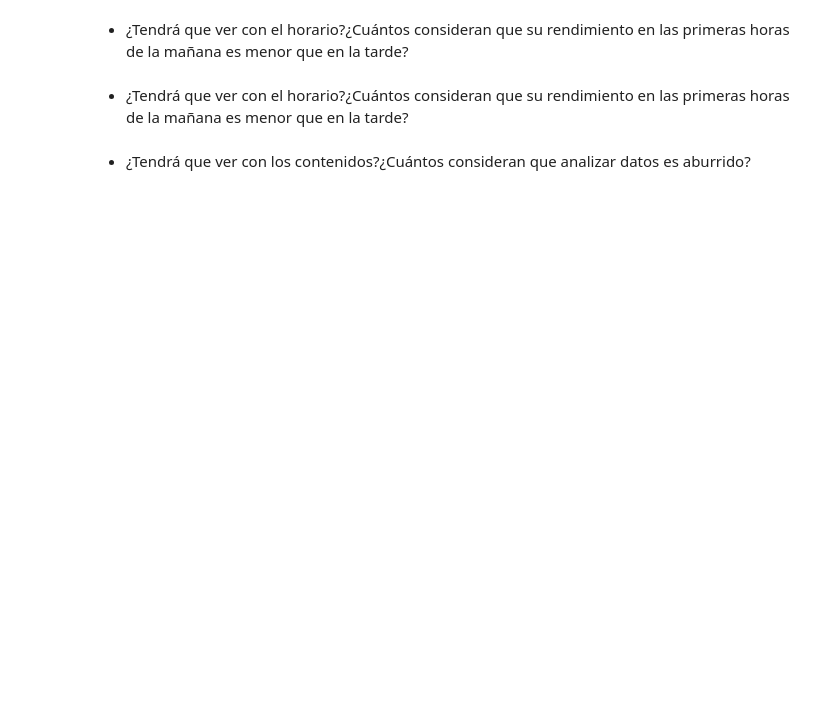
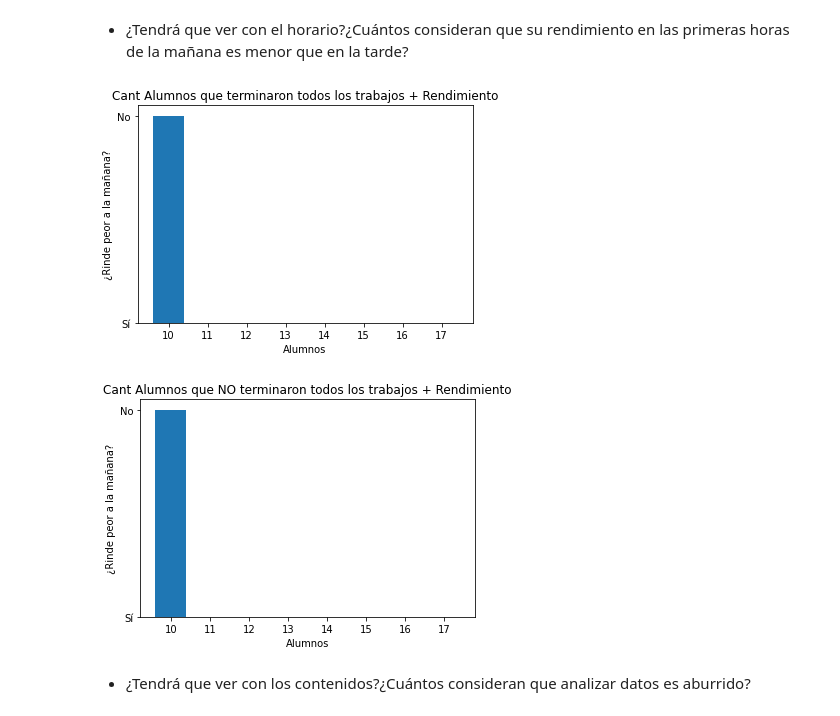
Before and after one commit to sofiaPalavecino/Sofia-Palavecino, a Jupyter notebook: 1011/notebooks/1011.ipynb, the cells around one changed output. Cells and saved outputs as stored; diff of their text form; code cells hidden in the pictures; blank space fills up the shorter version.

```diff
--- a/1011/notebooks/1011.ipynb
+++ b/1011/notebooks/1011.ipynb
@@ -66,6 +69,25 @@ plt.show()
 # %% [markdown]
 - ¿Tendrá que ver con el horario?¿Cuántos consideran que su rendimiento en las primeras horas de la mañana es menor que en la tarde?
-# %% [markdown]
-- ¿Tendrá que ver con el horario?¿Cuántos consideran que su rendimiento en las primeras horas de la mañana es menor que en la tarde?
+# %%
+TTY = rtas['¿Pudo entregar todos los trabajos de la materia?']=='Sí'
+TTN = rtas['¿Pudo entregar todos los trabajos de la materia?']=='No'
+
+terminarTrabajosSi = TTY.value_counts().tolist()
+terminarTrabajosNo = TTN.value_counts().tolist()
+rendimiento = rtas["¿Consideras que tu rendimiento por la mañana es peor que por la tarde?"].unique()
+plt.bar(terminarTrabajosSi,rendimiento)
+plt.title('Cant Alumnos que terminaron todos los trabajos + Rendimiento')
+plt.xlabel('Alumnos')
+plt.ylabel('¿Rinde peor a la mañana?')
+plt.show()
+
+plt.bar(terminarTrabajosNo,rendimiento)
+plt.title('Cant Alumnos que NO terminaron todos los trabajos + Rendimiento')
+plt.xlabel('Alumnos')
+plt.ylabel('¿Rinde peor a la mañana?')
+plt.show()
+# %% [output]
+[figure, added]
+[figure, added]
 # %% [markdown]
 - ¿Tendrá que ver con los contenidos?¿Cuántos consideran que analizar datos es aburrido?
```
Also changed, not shown: parts of 9 cells of this notebook.
